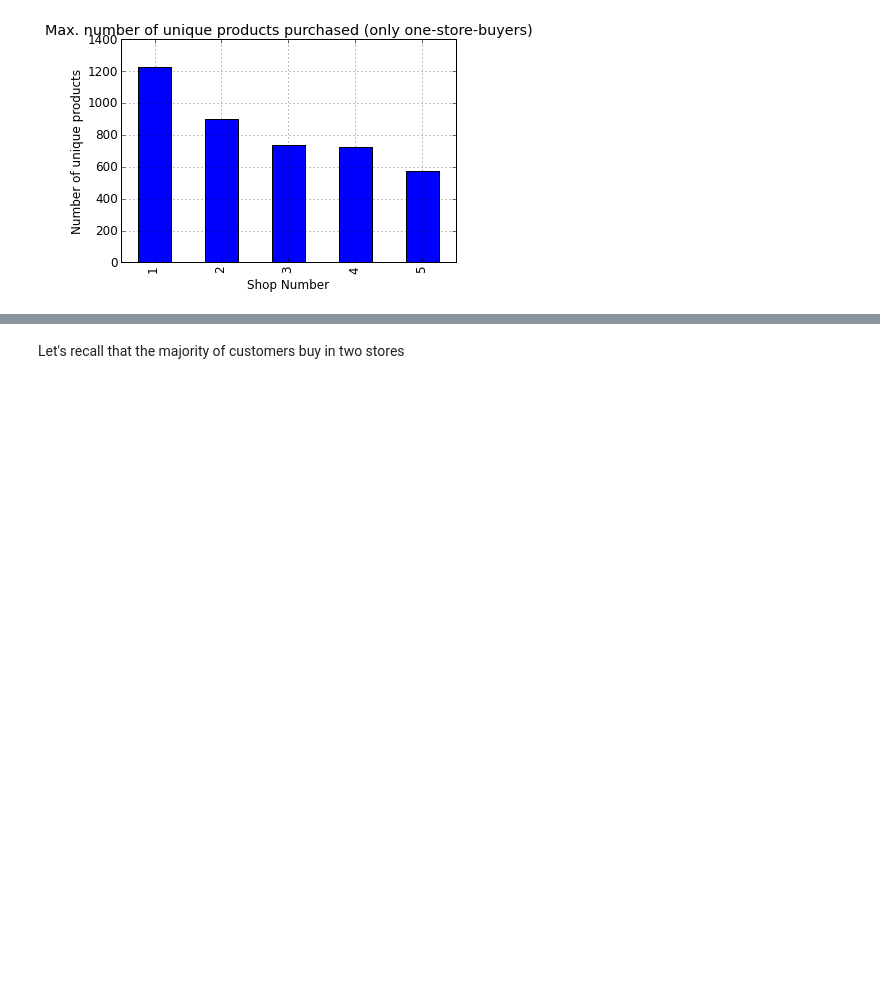
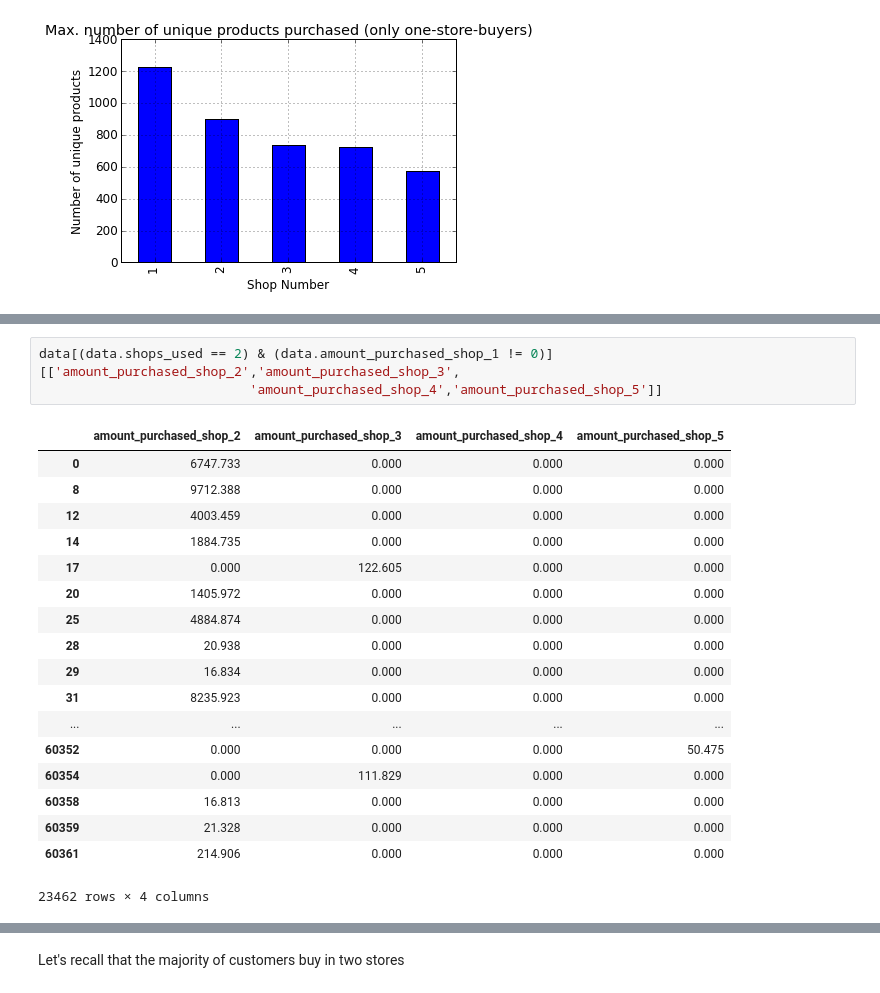
Before and after one commit to rcuevass/clustering_PCA_marketing, a Jupyter notebook: Store range effect in purchase.ipynb, the cells around one changed output, grey strips where cells are left out. Drawn from its saved outputs; the diff is of its cells as text; blank space fills up the shorter version.

```diff
--- a/Store range effect in purchase.ipynb
+++ b/Store range effect in purchase.ipynb
@@ -548,0 +574,22 @@ Based on the limited information we have, the previous bar plot suggests that st
+# %%
+data[(data.shops_used == 2) & (data.amount_purchased_shop_1 != 0)][['amount_purchased_shop_2','amount_purchased_shop_3',
+                           'amount_purchased_shop_4','amount_purchased_shop_5']]
+# %% [output]
+|  | amount_purchased_shop_2 | amount_purchased_shop_3 | amount_purchased_shop_4 | amount_purchased_shop_5 |
+| 0 | 6747.733 | 0.000 | 0.000 | 0.000 |
+| 8 | 9712.388 | 0.000 | 0.000 | 0.000 |
+| 12 | 4003.459 | 0.000 | 0.000 | 0.000 |
+| 14 | 1884.735 | 0.000 | 0.000 | 0.000 |
+| 17 | 0.000 | 122.605 | 0.000 | 0.000 |
+| 20 | 1405.972 | 0.000 | 0.000 | 0.000 |
+| 25 | 4884.874 | 0.000 | 0.000 | 0.000 |
+| 28 | 20.938 | 0.000 | 0.000 | 0.000 |
+| 29 | 16.834 | 0.000 | 0.000 | 0.000 |
+| 31 | 8235.923 | 0.000 | 0.000 | 0.000 |
+| ... | ... | ... | ... | ... |
+| 60352 | 0.000 | 0.000 | 0.000 | 50.475 |
+| 60354 | 0.000 | 111.829 | 0.000 | 0.000 |
+| 60358 | 16.813 | 0.000 | 0.000 | 0.000 |
+| 60359 | 21.328 | 0.000 | 0.000 | 0.000 |
+| 60361 | 214.906 | 0.000 | 0.000 | 0.000 |
+23462 rows × 4 columns
```
Also changed, not shown: parts of 5 cells of this notebook.
